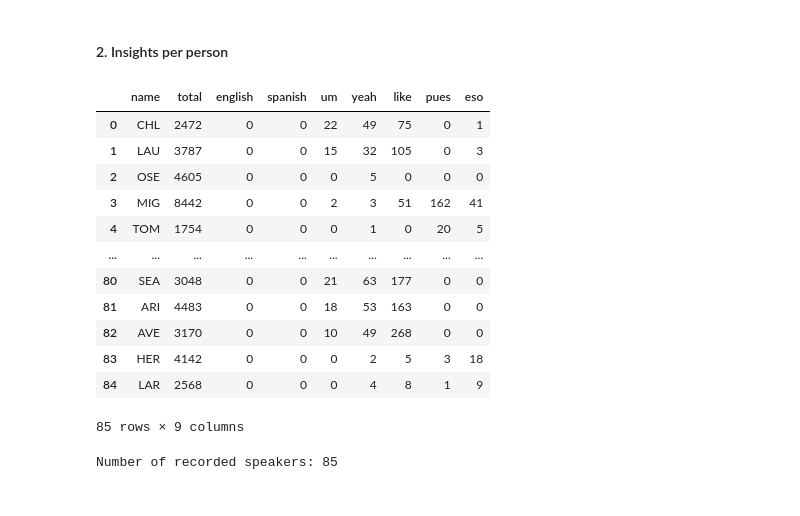
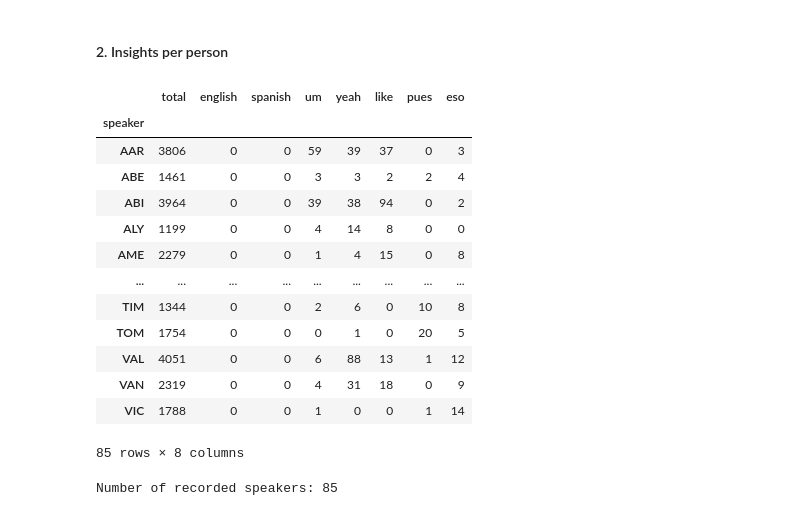
Before and after one commit to loeswerkman/practice, a Jupyter notebook: src/initial_analyses.ipynb, the cells around one changed output. Drawn from its saved outputs; the diff is of its cells as text; code cells hidden in the pictures.

```diff
--- a/src/initial_analyses.ipynb
+++ b/src/initial_analyses.ipynb
@@ -47,25 +65,24 @@ Total eso count: 741
 # %% [markdown]
 ##
 #### 2. Insights per person
-# %%
-import pandas as pd
-
-summaryPerPerson = pd.read_csv('../output/summaryPerPerson.txt', sep="\t")
-summaryPerPerson
-# %% [output]
-|  | name | total | english | spanish | um | yeah | like | pues | eso |
-| 0 | CHL | 2472 | 0 | 0 | 22 | 49 | 75 | 0 | 1 |
-| 1 | LAU | 3787 | 0 | 0 | 15 | 32 | 105 | 0 | 3 |
-| 2 | OSE | 4605 | 0 | 0 | 0 | 5 | 0 | 0 | 0 |
-| 3 | MIG | 8442 | 0 | 0 | 2 | 3 | 51 | 162 | 41 |
-| 4 | TOM | 1754 | 0 | 0 | 0 | 1 | 0 | 20 | 5 |
-| ... | ... | ... | ... | ... | ... | ... | ... | ... | ... |
-| 80 | SEA | 3048 | 0 | 0 | 21 | 63 | 177 | 0 | 0 |
-| 81 | ARI | 4483 | 0 | 0 | 18 | 53 | 163 | 0 | 0 |
-| 82 | AVE | 3170 | 0 | 0 | 10 | 49 | 268 | 0 | 0 |
-| 83 | HER | 4142 | 0 | 0 | 0 | 2 | 5 | 3 | 18 |
-| 84 | LAR | 2568 | 0 | 0 | 0 | 4 | 8 | 1 | 9 |
-85 rows × 9 columns
+# %%
+summaryPerPerson = summary.groupby('speaker').sum()
+summaryPerPerson
+# %% [output]
+|  | total | english | spanish | um | yeah | like | pues | eso |
+| speaker |  |  |  |  |  |  |  |  |
+| AAR | 3806 | 0 | 0 | 59 | 39 | 37 | 0 | 3 |
+| ABE | 1461 | 0 | 0 | 3 | 3 | 2 | 2 | 4 |
+| ABI | 3964 | 0 | 0 | 39 | 38 | 94 | 0 | 2 |
+| ALY | 1199 | 0 | 0 | 4 | 14 | 8 | 0 | 0 |
+| AME | 2279 | 0 | 0 | 1 | 4 | 15 | 0 | 8 |
+| ... | ... | ... | ... | ... | ... | ... | ... | ... |
+| TIM | 1344 | 0 | 0 | 2 | 6 | 0 | 10 | 8 |
+| TOM | 1754 | 0 | 0 | 0 | 1 | 0 | 20 | 5 |
+| VAL | 4051 | 0 | 0 | 6 | 88 | 13 | 1 | 12 |
+| VAN | 2319 | 0 | 0 | 4 | 31 | 18 | 0 | 9 |
+| VIC | 1788 | 0 | 0 | 1 | 0 | 0 | 1 | 14 |
+85 rows × 8 columns
 # %%
 print(
     f'Number of recorded speakers: { len(summaryPerPerson.index) }'
```
Also changed, not shown: parts of 5 cells of this notebook, 1 other file.
